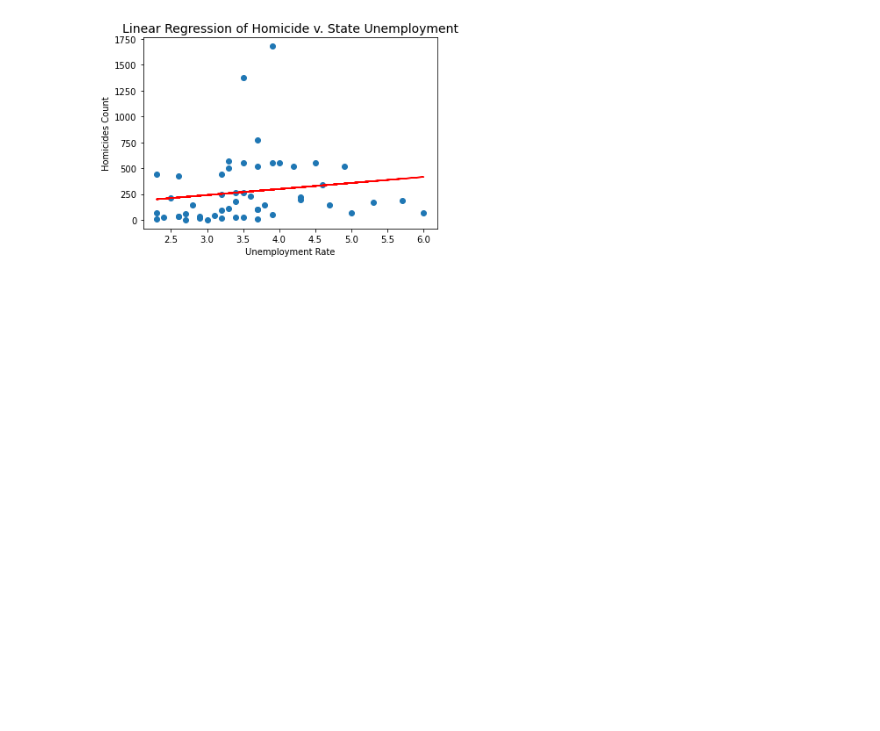
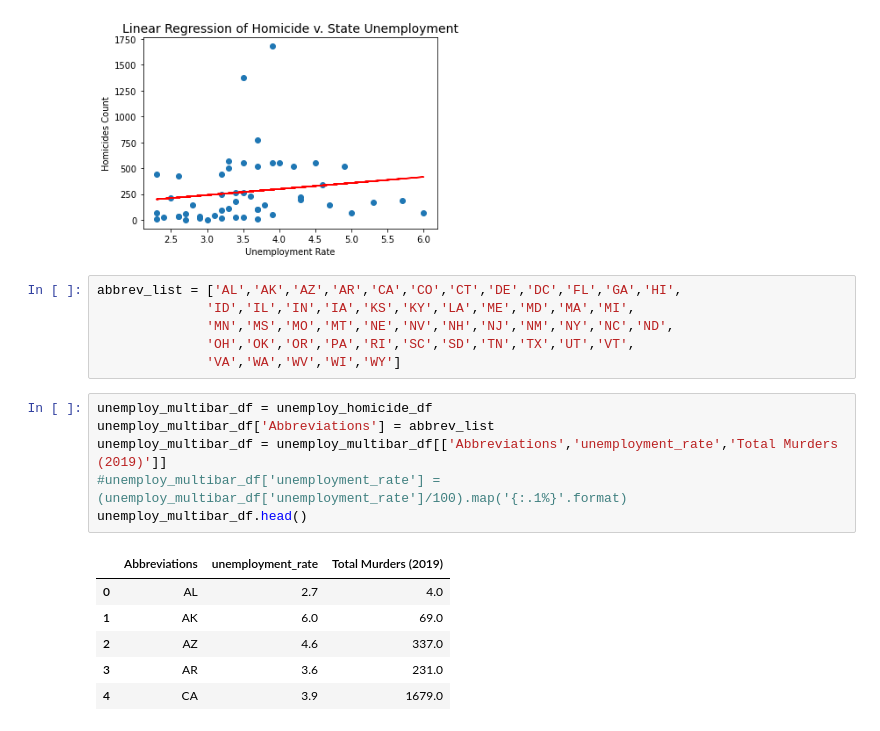
Before and after one commit to akarpie96/CrimeStats, a Jupyter notebook: State_unemployment_NikoEdit_012921.ipynb, the cells around one changed output. Drawn from its saved outputs; the diff is of its cells as text; blank space fills up the shorter version.

```diff
--- a/State_unemployment_NikoEdit_012921.ipynb
+++ b/State_unemployment_NikoEdit_012921.ipynb
@@ -102,4 +121,23 @@ plt.show()
 # %% [output]
 The r-squared is: 0.023421047777448953
 [figure]
+# %%
+abbrev_list = ['AL','AK','AZ','AR','CA','CO','CT','DE','DC','FL','GA','HI',
+              'ID','IL','IN','IA','KS','KY','LA','ME','MD','MA','MI',
+              'MN','MS','MO','MT','NE','NV','NH','NJ','NM','NY','NC','ND',
+              'OH','OK','OR','PA','RI','SC','SD','TN','TX','UT','VT',
+              'VA','WA','WV','WI','WY']
+# %%
+unemploy_multibar_df = unemploy_homicide_df
+unemploy_multibar_df['Abbreviations'] = abbrev_list
+unemploy_multibar_df = unemploy_multibar_df[['Abbreviations','unemployment_rate','Total Murders (2019)']]
+#unemploy_multibar_df['unemployment_rate'] = (unemploy_multibar_df['unemployment_rate']/100).map('{:.1%}'.format)
+unemploy_multibar_df.head()
+# %% [output]
+|  | Abbreviations | unemployment_rate | Total Murders (2019) |
+| 0 | AL | 2.7 | 4.0 |
+| 1 | AK | 6.0 | 69.0 |
+| 2 | AZ | 4.6 | 337.0 |
+| 3 | AR | 3.6 | 231.0 |
+| 4 | CA | 3.9 | 1679.0 |
 # %%
```
Also changed, not shown: parts of 4 cells of this notebook.
